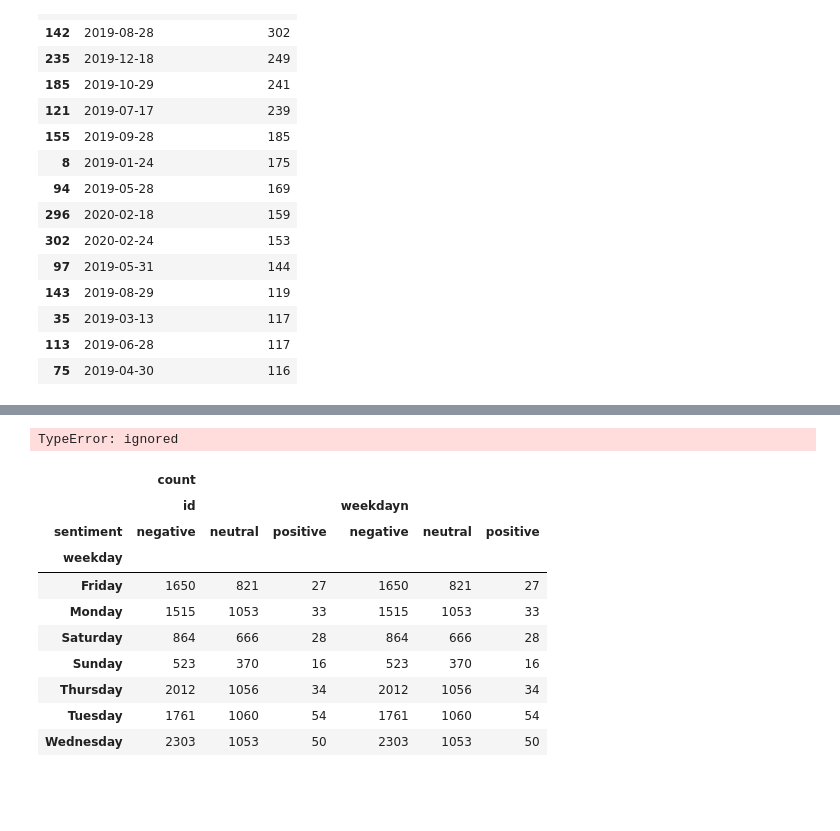
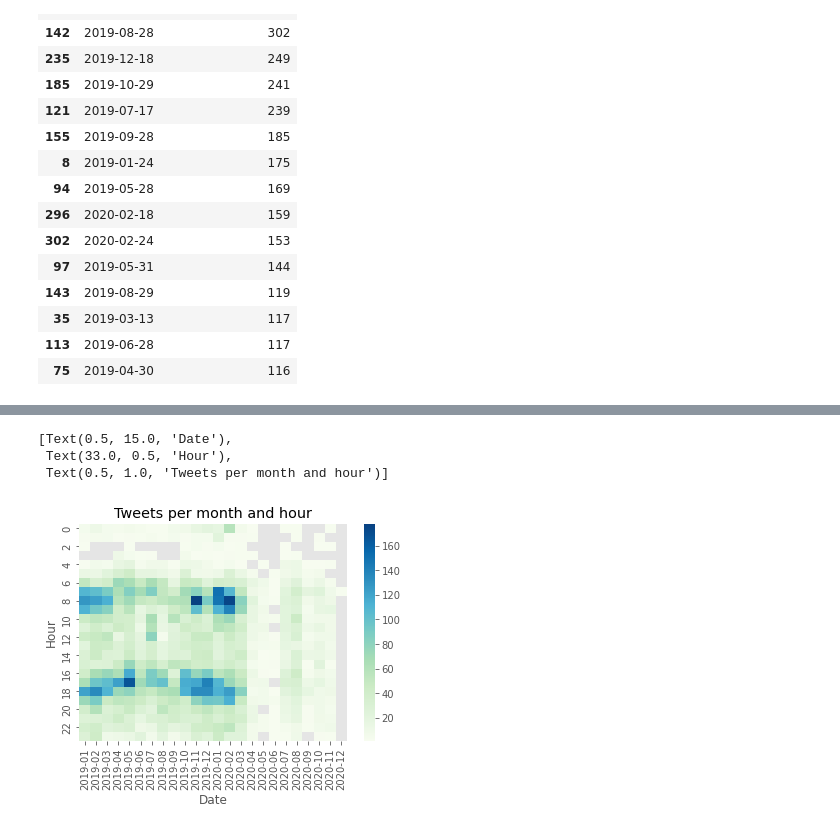
Before and after one commit to Himanshu-Dharma/Elon_bots_sentiment_analysis, a Jupyter notebook: tweetslalo.ipynb, the cells around one changed output, grey strips where cells are left out. Cells and saved outputs as stored; diff of their text form; code cells hidden in the pictures; blank space fills up the shorter version.

```diff
--- a/tweetslalo.ipynb
+++ b/tweetslalo.ipynb
@@ -490,24 +494,13 @@ for c in ax.containers:
-# %%
-#Get number of tweets by week of day
-weekday_count = pd.DataFrame(df.sort_values('weekdayn', ascending = True).groupby(['weekdayn','weekday'], )['id'].count().reset_index())
-weekday_count.rename(columns={'id': 'Number of Tweets'}, inplace=True)
-weekday_count = weekday_count.sort_values(['weekdayn'])
-weekday_count
-# %% [output]
-TypeError: ignored
-# %%
-df1 = pd.pivot_table(df, values=['id', 'weekdayn'], index=['weekday'],
-                    columns=['sentiment'], aggfunc=['count'])
-df1
-# %% [output]
-|  | count |  |  |  |  |  |
-|  | id |  |  | weekdayn |  |  |
-| sentiment | negative | neutral | positive | negative | neutral | positive |
-| weekday |  |  |  |  |  |  |
-| Friday | 1650 | 821 | 27 | 1650 | 821 | 27 |
-| Monday | 1515 | 1053 | 33 | 1515 | 1053 | 33 |
-| Saturday | 864 | 666 | 28 | 864 | 666 | 28 |
-| Sunday | 523 | 370 | 16 | 523 | 370 | 16 |
-| Thursday | 2012 | 1056 | 34 | 2012 | 1056 | 34 |
-| Tuesday | 1761 | 1060 | 54 | 1761 | 1060 | 54 |
-| Wednesday | 2303 | 1053 | 50 | 2303 | 1053 | 50 |
+# %%
+#Create a pivot dataframe of date, hours, tweets
+dfp = df.pivot_table(index='hour', columns='yearmonth', values='id', aggfunc='count')
+dfp.head()
+
+#Plot a heatmap to visualize the data by month and hour
+s = sns.heatmap(dfp, cmap='GnBu')
+s.set(xlabel='Date', ylabel='Hour', title='Tweets per month and hour')
+# %% [output]
+[Text(0.5, 15.0, 'Date'),
+ Text(33.0, 0.5, 'Hour'),
+ Text(0.5, 1.0, 'Tweets per month and hour')]
+[figure, added]
```
Also changed, not shown: parts of 5 cells of this notebook.
